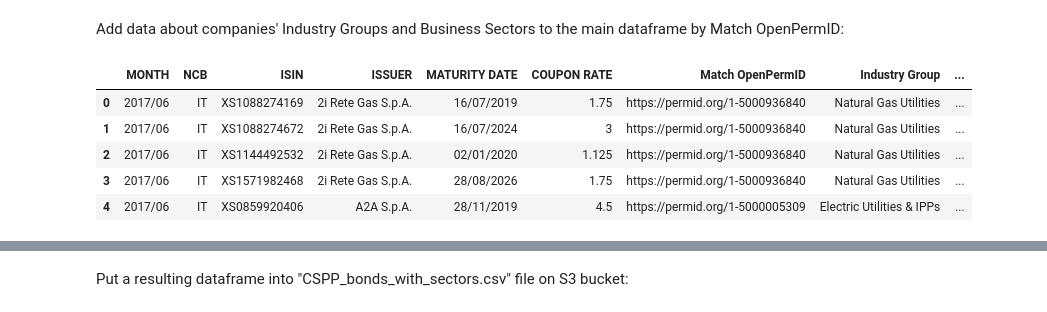
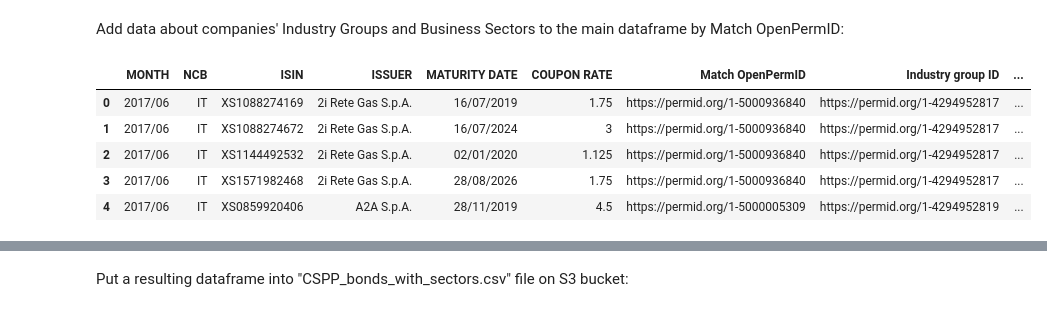
Before and after one commit to NinaMorgenstern/ECB-Bond-Purchases, a Jupyter notebook: Data Preparation.ipynb, the cells around one changed output, grey strips where cells are left out. Saved outputs shown, nothing was run; the diff lists cells and outputs as text; code cells hidden in the pictures.

```diff
--- a/Data Preparation.ipynb
+++ b/Data Preparation.ipynb
@@ -211,0 +223,2 @@ permIDsearch_url = links[links['API']=='permID Entity Search']['URL'].reset_inde
+# %%
+res = pd.concat(res,ignore_index=True).drop_duplicates()
@@ -211,0 +250,6 @@ permIDsearch_url = links[links['API']=='permID Entity Search']['URL'].reset_inde
+# %%
+org = ['Autostrada Brescia Verona Vicenza Padova SpA','CIBA Corp','Distribuidora Internacional de Alimentacion SA', \
+       'Elia Group SA','O2 Telefonica Deutschland Finanzierungs GmbH','Red Electrica Financiaciones SAU',\
+       'Resa SA','Societe Nationale SNCF SA','Unilever PLC','Vivendi SE','Covivio Hotels SCA',\
+       'Mondelez International Holdings Netherlands BV','Elo SA']
+res = res[res.organizationName.isin(org)][['@id','ISSUER']].rename(columns={'@id':'Match OpenPermID'})
@@ -212,3 +258,5 @@ permIDsearch_url = links[links['API']=='permID Entity Search']['URL'].reset_inde
+# %%
+df.update(df.drop(columns=['Match OpenPermID']).merge(res, on='ISSUER', how = 'left'))
 # %% [markdown]
 ### PermID Entity Lookup API
 # %% [markdown]
@@ -231,6 +279,7 @@ for ID in IDs:
         industry = lookup_industry['prefLabel'][0] if type(lookup_industry['prefLabel']) == list \
                                                     else lookup_industry['prefLabel']
         sectors.append(pd.DataFrame({'Match OpenPermID' : [ID],
+                                     'Industry group ID' : [industryID],
                                      'Industry Group' : [industry],
                                      'Business Sector' : [lookup_sector['prefLabel']]}))
 # %%
@@ -246,15 +295,15 @@ sectors.head()
 # %% [markdown]
 Add data about companies' Industry Groups and Business Sectors to the main dataframe by Match OpenPermID:
 # %%
-df = df.merge(sectors, how='left').drop(columns=['name','NAME'])
+df = df.merge(sectors, how='left').drop(columns=['name','NAME','SEARCH'])
 df.head()
 # %% [output]
-|  | MONTH | NCB | ISIN | ISSUER | MATURITY DATE | COUPON RATE | Match OpenPermID | Industry Group | ... |
-| 0 | 2017/06 | IT | XS1088274169 | 2i Rete Gas S.p.A. | 16/07/2019 | 1.75 | https://permid.org/1-5000936840 | Natural Gas Utilities | ... |
-| 1 | 2017/06 | IT | XS1088274672 | 2i Rete Gas S.p.A. | 16/07/2024 | 3 | https://permid.org/1-5000936840 | Natural Gas Utilities | ... |
-| 2 | 2017/06 | IT | XS1144492532 | 2i Rete Gas S.p.A. | 02/01/2020 | 1.125 | https://permid.org/1-5000936840 | Natural Gas Utilities | ... |
-| 3 | 2017/06 | IT | XS1571982468 | 2i Rete Gas S.p.A. | 28/08/2026 | 1.75 | https://permid.org/1-5000936840 | Natural Gas Utilities | ... |
-| 4 | 2017/06 | IT | XS0859920406 | A2A S.p.A. | 28/11/2019 | 4.5 | https://permid.org/1-5000005309 | Electric Utilities & IPPs | ... |
+|  | MONTH | NCB | ISIN | ISSUER | MATURITY DATE | COUPON RATE | Match OpenPermID | Industry group ID | ... |
+| 0 | 2017/06 | IT | XS1088274169 | 2i Rete Gas S.p.A. | 16/07/2019 | 1.75 | https://permid.org/1-5000936840 | https://permid.org/1-4294952817 | ... |
+| 1 | 2017/06 | IT | XS1088274672 | 2i Rete Gas S.p.A. | 16/07/2024 | 3 | https://permid.org/1-5000936840 | https://permid.org/1-4294952817 | ... |
+| 2 | 2017/06 | IT | XS1144492532 | 2i Rete Gas S.p.A. | 02/01/2020 | 1.125 | https://permid.org/1-5000936840 | https://permid.org/1-4294952817 | ... |
+| 3 | 2017/06 | IT | XS1571982468 | 2i Rete Gas S.p.A. | 28/08/2026 | 1.75 | https://permid.org/1-5000936840 | https://permid.org/1-4294952817 | ... |
+| 4 | 2017/06 | IT | XS0859920406 | A2A S.p.A. | 28/11/2019 | 4.5 | https://permid.org/1-5000005309 | https://permid.org/1-4294952819 | ... |
 # %%
 df.isna().sum()
 # %% [output]
```
Also changed, not shown: parts of 16 cells of this notebook.
